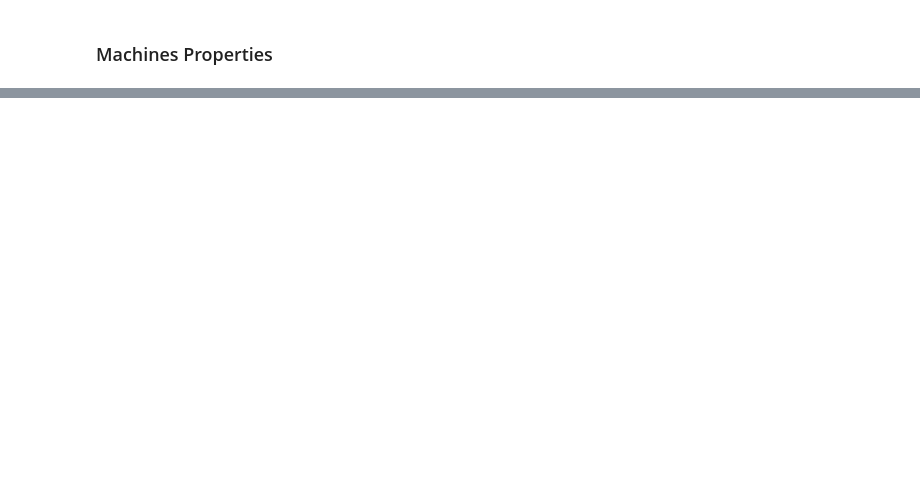
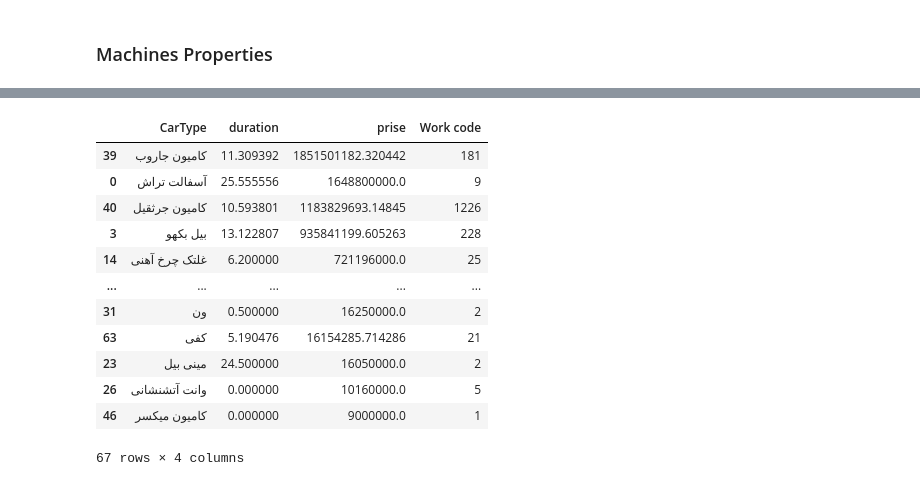
Before and after one commit to hamidhat45-boop/rahdari, a Jupyter notebook: notebook.ipynb, the cells around one changed output, grey strips where cells are left out. Saved outputs shown, nothing was run; the diff lists cells and outputs as text; code cells hidden in the pictures; blank space fills up the shorter version.

```diff
--- a/notebook.ipynb
+++ b/notebook.ipynb
@@ -151,0 +186,9 @@ px.scatter(
+# %%
+merged_tamirat_price_bank =merged_tamirat_price_bank[~merged_tamirat_price_bank['quarter'].isna()]
+merged_tamirat_price_bank['quarter'] = merged_tamirat_price_bank['quarter'].astype(int)
+px.scatter(
+    merged_tamirat_price_bank.groupby(['CompanyName']).agg({'duration': 'mean', 'prise': 'mean', 'Work code': 'count', 'quarter': 'mean'}).reset_index().sort_values('Work code', ascending=False),
+    x='CompanyName',
+    y='quarter',
+    color='prise',
+    size = 'Work code')
@@ -151,0 +203,16 @@ px.scatter(
+# %%
+merged_tamirat_price_bank.groupby(['CarType']).agg({'duration': 'mean', 'prise': 'mean', 'Work code': 'count'}).reset_index().sort_values('prise', ascending=False)
+# %% [output]
+|  | CarType | duration | prise | Work code |
+| 39 | کامیون جاروب | 11.309392 | 1851501182.320442 | 181 |
+| 0 | آسفالت تراش | 25.555556 | 1648800000.0 | 9 |
+| 40 | کامیون جرثقیل | 10.593801 | 1183829693.14845 | 1226 |
+| 3 | بیل بکهو | 13.122807 | 935841199.605263 | 228 |
+| 14 | غلتک چرخ آهنی | 6.200000 | 721196000.0 | 25 |
+| ... | ... | ... | ... | ... |
+| 31 | ون | 0.500000 | 16250000.0 | 2 |
+| 63 | کفی | 5.190476 | 16154285.714286 | 21 |
+| 23 | مینی بیل | 24.500000 | 16050000.0 | 2 |
+| 26 | وانت آتشنشانی | 0.000000 | 10160000.0 | 5 |
+| 46 | کامیون میکسر | 0.000000 | 9000000.0 | 1 |
+67 rows × 4 columns
```
Also changed, not shown: parts of 18 cells of this notebook.
